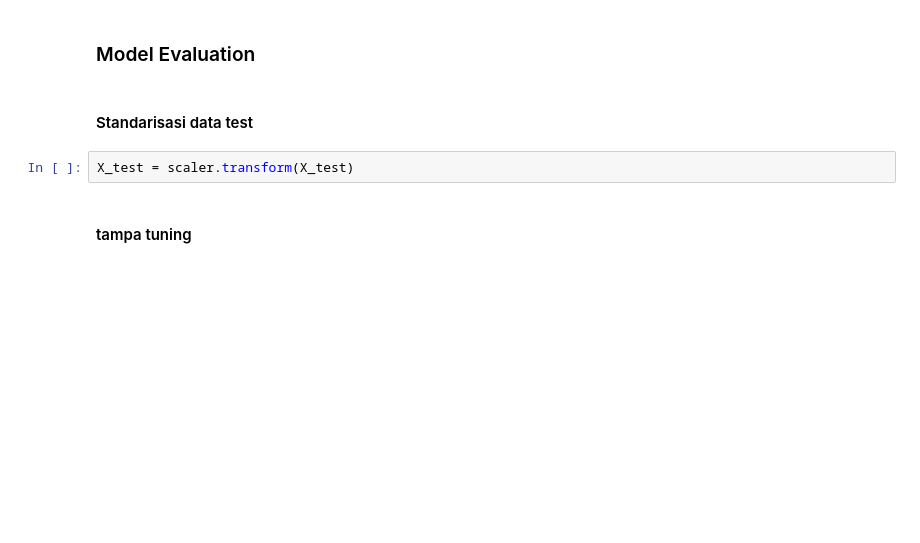
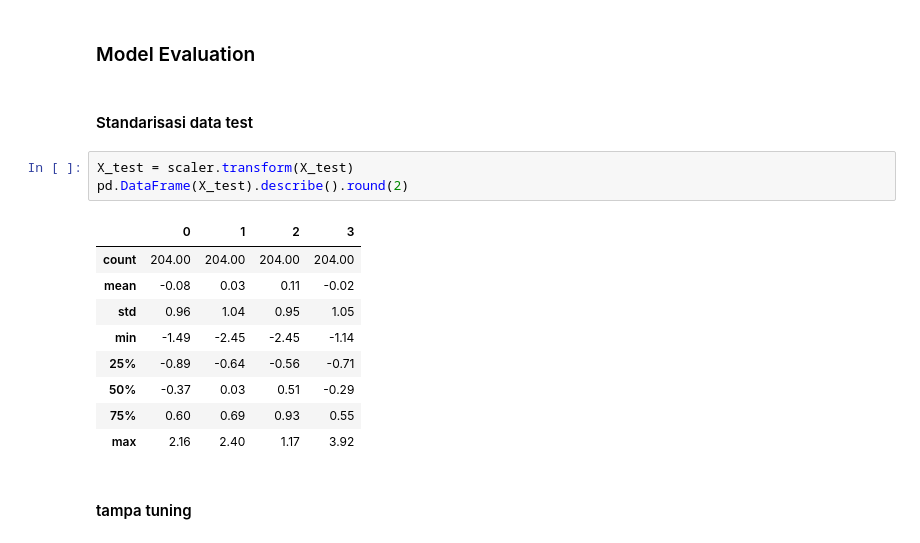
Before and after one commit to el-thobhy/rainfall-prediction, a Jupyter notebook: test_code_bmkg.ipynb, the cells around one changed output. Drawn from its saved outputs; the diff is of its cells as text; blank space fills up the shorter version.

```diff
--- a/test_code_bmkg.ipynb
+++ b/test_code_bmkg.ipynb
@@ -376,6 +387,17 @@ Accuracy 0.895408648134949
 #### Standarisasi data test
 # %%
 X_test = scaler.transform(X_test)
+pd.DataFrame(X_test).describe().round(2)
+# %% [output]
+|  | 0 | 1 | 2 | 3 |
+| count | 204.00 | 204.00 | 204.00 | 204.00 |
+| mean | -0.08 | 0.03 | 0.11 | -0.02 |
+| std | 0.96 | 1.04 | 0.95 | 1.05 |
+| min | -1.49 | -2.45 | -2.45 | -1.14 |
+| 25% | -0.89 | -0.64 | -0.56 | -0.71 |
+| 50% | -0.37 | 0.03 | 0.51 | -0.29 |
+| 75% | 0.60 | 0.69 | 0.93 | 0.55 |
+| max | 2.16 | 2.40 | 1.17 | 3.92 |
 # %% [markdown]
 #### tampa tuning
 # %%
```
Also changed, not shown: parts of 1 cell of this notebook, 1 other file.
